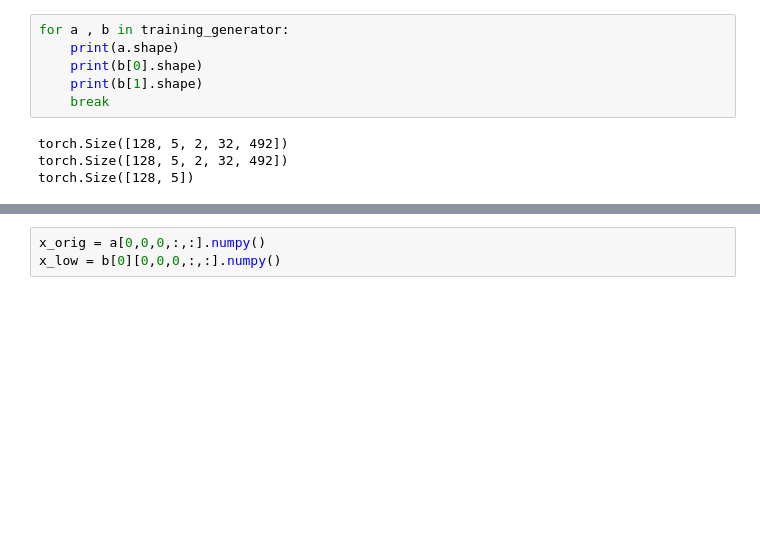
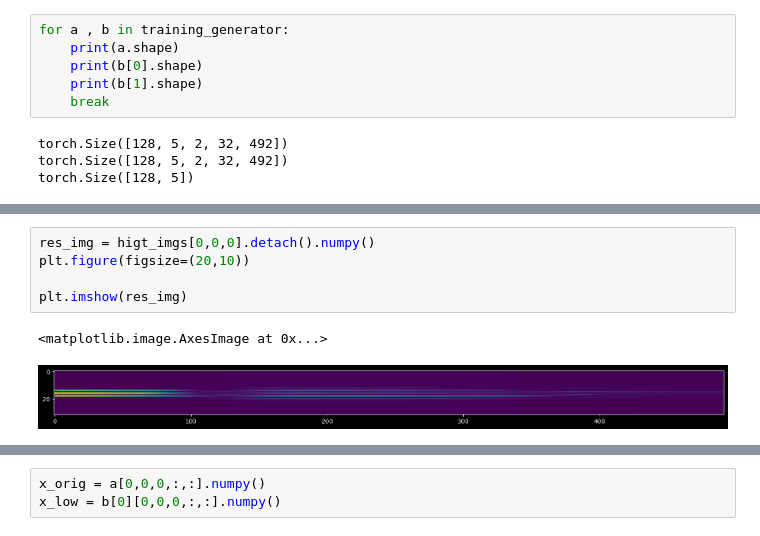
Before and after one commit to NetanelBlumenfeld/Radar, a Jupyter notebook: src/python/data_loader/data_note_book.ipynb, the cells around one changed output, grey strips where cells are left out. Drawn from its saved outputs; the diff is of its cells as text; blank space fills up the shorter version.

```diff
--- a/src/python/data_loader/data_note_book.ipynb
+++ b/src/python/data_loader/data_note_book.ipynb
@@ -74,0 +136,8 @@ torch.Size([128, 5])
+# %%
+res_img = higt_imgs[0,0,0].detach().numpy()
+plt.figure(figsize=(20,10))
+
+plt.imshow(res_img)
+# %% [output]
+<matplotlib.image.AxesImage at 0x...>
+[figure, added]
```
Also changed, not shown: parts of 10 cells of this notebook, 5 other files.
